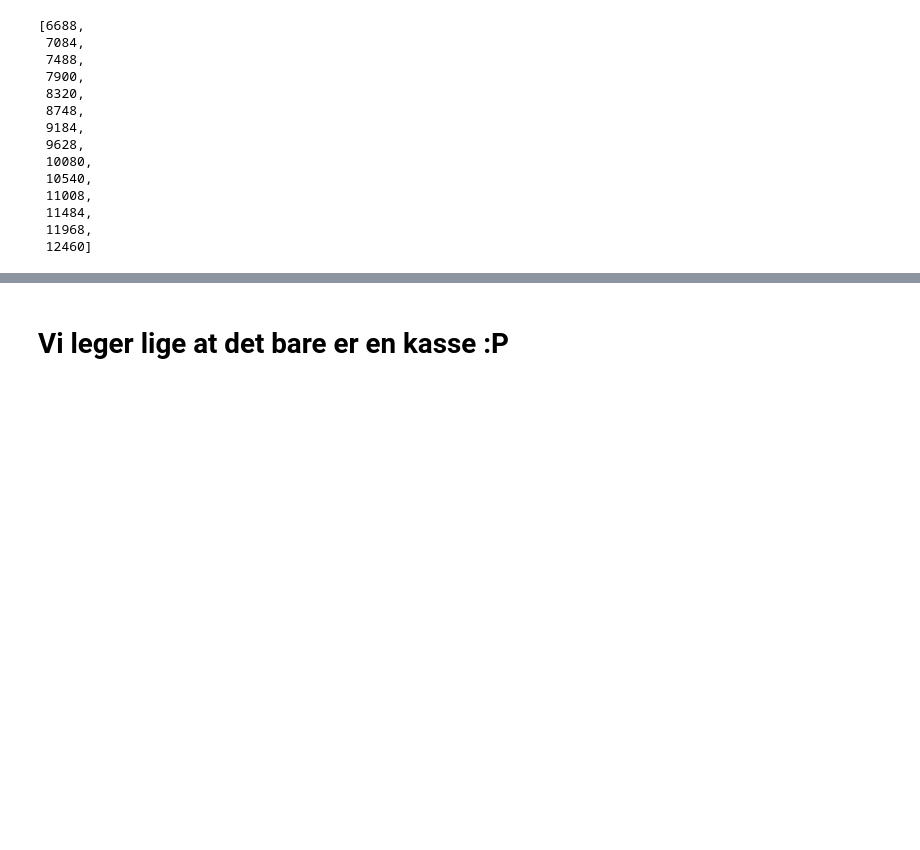
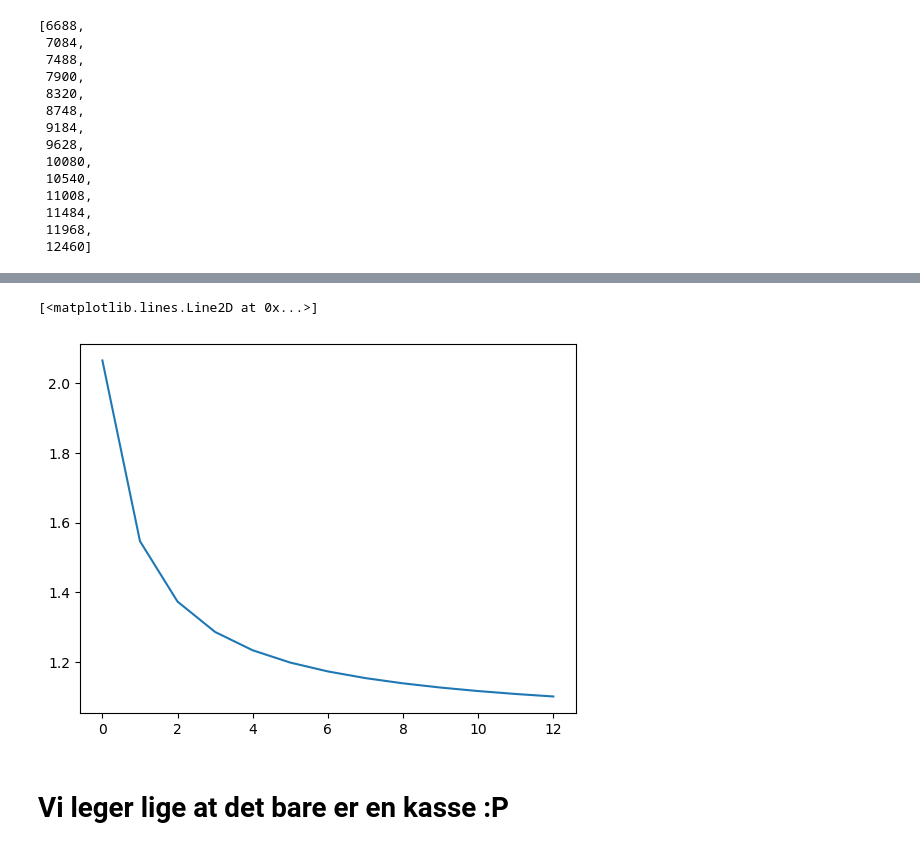
Before and after one commit to petergroenning/thesis_project, a Jupyter notebook: notebooks/areal_and_mass.ipynb, the cells around one changed output, grey strips where cells are left out. Drawn from its saved outputs; the diff is of its cells as text; code cells hidden in the pictures; blank space fills up the shorter version.

```diff
--- a/notebooks/areal_and_mass.ipynb
+++ b/notebooks/areal_and_mass.ipynb
@@ -124,3 +123,8 @@ volume_per_layer(1), area_per_layer(1)
+# %%
+plt.plot(area_per_layer(1)[1:] / area_per_layer(1)[:-1])
+# %% [output]
+[<matplotlib.lines.Line2D at 0x...>]
+[figure, added]
 # %% [markdown]
 # Vi leger lige at det bare er en kasse :P
 # %%
```
Also changed, not shown: parts of 3 cells of this notebook, 30 other files.
